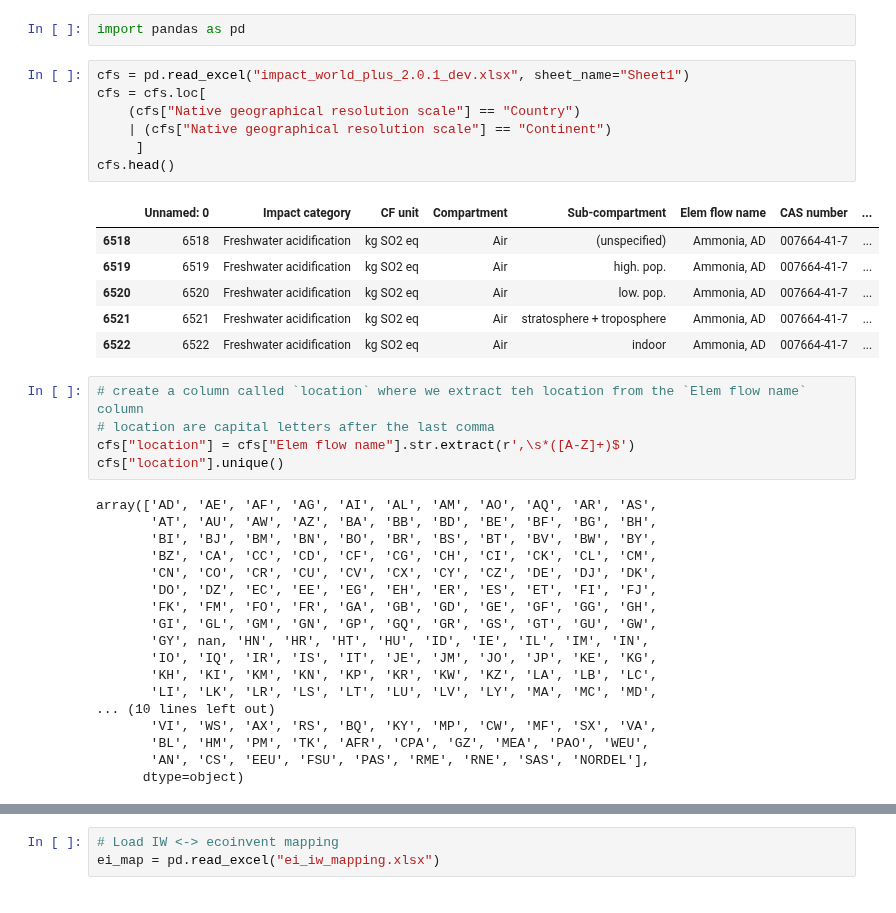
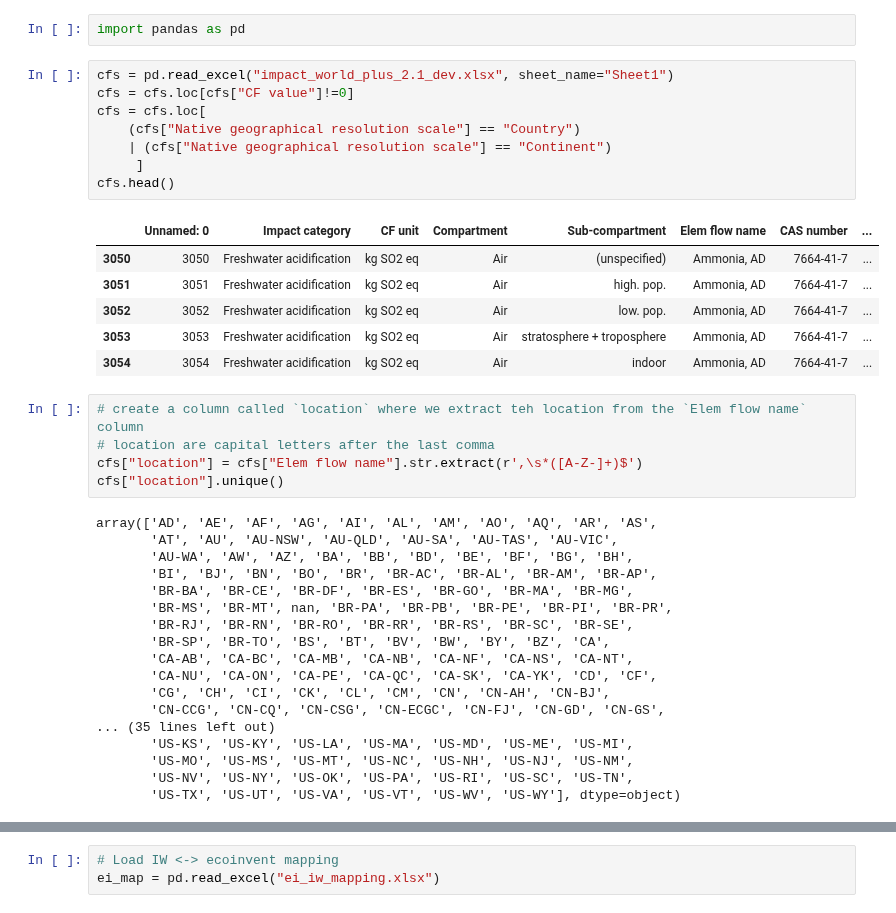
Before and after one commit to philoubet/edges, a Jupyter notebook: dev/ImpactWorld+/extract_IW_cfs.ipynb, the cells around one changed output, grey strips where cells are left out. Drawn from its saved outputs; the diff is of its cells as text.

```diff
--- a/dev/ImpactWorld+/extract_IW_cfs.ipynb
+++ b/dev/ImpactWorld+/extract_IW_cfs.ipynb
@@ -1,42 +1,43 @@
 # %%
 import pandas as pd
 # %%
-cfs = pd.read_excel("impact_world_plus_2.0.1_dev.xlsx", sheet_name="Sheet1")
+cfs = pd.read_excel("impact_world_plus_2.1_dev.xlsx", sheet_name="Sheet1")
+cfs = cfs.loc[cfs["CF value"]!=0]
 cfs = cfs.loc[
     (cfs["Native geographical resolution scale"] == "Country")
     | (cfs["Native geographical resolution scale"] == "Continent")
      ]
 cfs.head()
 # %% [output]
 |  | Unnamed: 0 | Impact category | CF unit | Compartment | Sub-compartment | Elem flow name | CAS number | ... |
-| 6518 | 6518 | Freshwater acidification | kg SO2 eq | Air | (unspecified) | Ammonia, AD | 007664-41-7 | ... |
-| 6519 | 6519 | Freshwater acidification | kg SO2 eq | Air | high. pop. | Ammonia, AD | 007664-41-7 | ... |
-| 6520 | 6520 | Freshwater acidification | kg SO2 eq | Air | low. pop. | Ammonia, AD | 007664-41-7 | ... |
-| 6521 | 6521 | Freshwater acidification | kg SO2 eq | Air | stratosphere + troposphere | Ammonia, AD | 007664-41-7 | ... |
-| 6522 | 6522 | Freshwater acidification | kg SO2 eq | Air | indoor | Ammonia, AD | 007664-41-7 | ... |
+| 3050 | 3050 | Freshwater acidification | kg SO2 eq | Air | (unspecified) | Ammonia, AD | 7664-41-7 | ... |
+| 3051 | 3051 | Freshwater acidification | kg SO2 eq | Air | high. pop. | Ammonia, AD | 7664-41-7 | ... |
+| 3052 | 3052 | Freshwater acidification | kg SO2 eq | Air | low. pop. | Ammonia, AD | 7664-41-7 | ... |
+| 3053 | 3053 | Freshwater acidification | kg SO2 eq | Air | stratosphere + troposphere | Ammonia, AD | 7664-41-7 | ... |
+| 3054 | 3054 | Freshwater acidification | kg SO2 eq | Air | indoor | Ammonia, AD | 7664-41-7 | ... |
 # %%
 # create a column called `location` where we extract teh location from the `Elem flow name` column
 # location are capital letters after the last comma
-cfs["location"] = cfs["Elem flow name"].str.extract(r',\s*([A-Z]+)$')
+cfs["location"] = cfs["Elem flow name"].str.extract(r',\s*([A-Z-]+)$')
 cfs["location"].unique()
 # %% [output]
 array(['AD', 'AE', 'AF', 'AG', 'AI', 'AL', 'AM', 'AO', 'AQ', 'AR', 'AS',
-       'AT', 'AU', 'AW', 'AZ', 'BA', 'BB', 'BD', 'BE', 'BF', 'BG', 'BH',
-       'BI', 'BJ', 'BM', 'BN', 'BO', 'BR', 'BS', 'BT', 'BV', 'BW', 'BY',
-       'BZ', 'CA', 'CC', 'CD', 'CF', 'CG', 'CH', 'CI', 'CK', 'CL', 'CM',
-       'CN', 'CO', 'CR', 'CU', 'CV', 'CX', 'CY', 'CZ', 'DE', 'DJ', 'DK',
-       'DO', 'DZ', 'EC', 'EE', 'EG', 'EH', 'ER', 'ES', 'ET', 'FI', 'FJ',
-       'FK', 'FM', 'FO', 'FR', 'GA', 'GB', 'GD', 'GE', 'GF', 'GG', 'GH',
-       'GI', 'GL', 'GM', 'GN', 'GP', 'GQ', 'GR', 'GS', 'GT', 'GU', 'GW',
-       'GY', nan, 'HN', 'HR', 'HT', 'HU', 'ID', 'IE', 'IL', 'IM', 'IN',
-       'IO', 'IQ', 'IR', 'IS', 'IT', 'JE', 'JM', 'JO', 'JP', 'KE', 'KG',
-       'KH', 'KI', 'KM', 'KN', 'KP', 'KR', 'KW', 'KZ', 'LA', 'LB', 'LC',
-       'LI', 'LK', 'LR', 'LS', 'LT', 'LU', 'LV', 'LY', 'MA', 'MC', 'MD',
-... (10 lines left out)
-       'VI', 'WS', 'AX', 'RS', 'BQ', 'KY', 'MP', 'CW', 'MF', 'SX', 'VA',
-       'BL', 'HM', 'PM', 'TK', 'AFR', 'CPA', 'GZ', 'MEA', 'PAO', 'WEU',
-       'AN', 'CS', 'EEU', 'FSU', 'PAS', 'RME', 'RNE', 'SAS', 'NORDEL'],
-      dtype=object)
+       'AT', 'AU', 'AU-NSW', 'AU-QLD', 'AU-SA', 'AU-TAS', 'AU-VIC',
+       'AU-WA', 'AW', 'AZ', 'BA', 'BB', 'BD', 'BE', 'BF', 'BG', 'BH',
+       'BI', 'BJ', 'BN', 'BO', 'BR', 'BR-AC', 'BR-AL', 'BR-AM', 'BR-AP',
+       'BR-BA', 'BR-CE', 'BR-DF', 'BR-ES', 'BR-GO', 'BR-MA', 'BR-MG',
+       'BR-MS', 'BR-MT', nan, 'BR-PA', 'BR-PB', 'BR-PE', 'BR-PI', 'BR-PR',
+       'BR-RJ', 'BR-RN', 'BR-RO', 'BR-RR', 'BR-RS', 'BR-SC', 'BR-SE',
+       'BR-SP', 'BR-TO', 'BS', 'BT', 'BV', 'BW', 'BY', 'BZ', 'CA',
+       'CA-AB', 'CA-BC', 'CA-MB', 'CA-NB', 'CA-NF', 'CA-NS', 'CA-NT',
+       'CA-NU', 'CA-ON', 'CA-PE', 'CA-QC', 'CA-SK', 'CA-YK', 'CD', 'CF',
+       'CG', 'CH', 'CI', 'CK', 'CL', 'CM', 'CN', 'CN-AH', 'CN-BJ',
+       'CN-CCG', 'CN-CQ', 'CN-CSG', 'CN-ECGC', 'CN-FJ', 'CN-GD', 'CN-GS',
+... (35 lines left out)
+       'US-KS', 'US-KY', 'US-LA', 'US-MA', 'US-MD', 'US-ME', 'US-MI',
+       'US-MO', 'US-MS', 'US-MT', 'US-NC', 'US-NH', 'US-NJ', 'US-NM',
+       'US-NV', 'US-NY', 'US-OK', 'US-PA', 'US-RI', 'US-SC', 'US-TN',
+       'US-TX', 'US-UT', 'US-VA', 'US-VT', 'US-WV', 'US-WY'], dtype=object)
 # %%
 # fix values under `Elem flow name` column, by removing the location and the comma preceding it
 cfs["Elem flow name"] = cfs["Elem flow name"].str.rsplit(', ', n=1).str[0]
```
Also changed, not shown: parts of 11 cells of this notebook, 48 other files.
